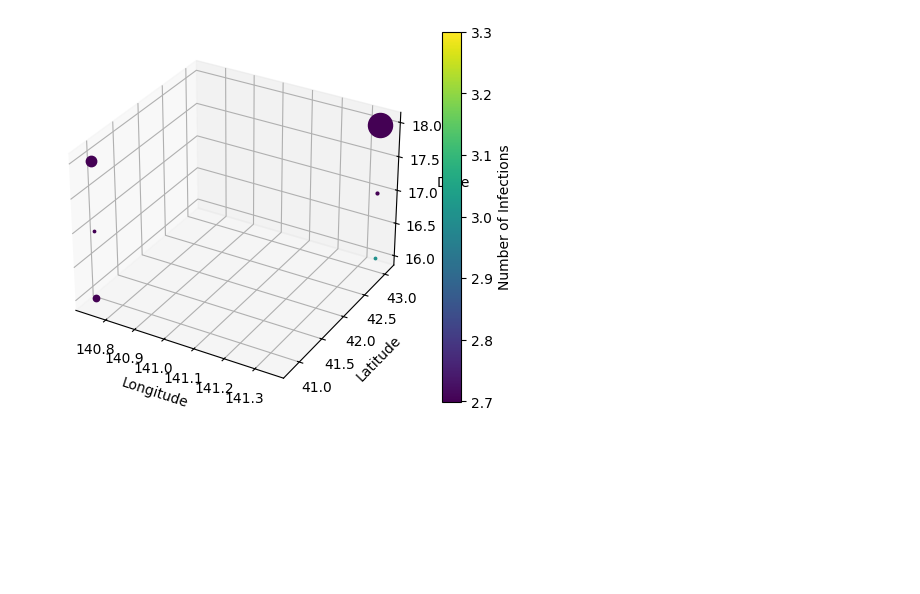
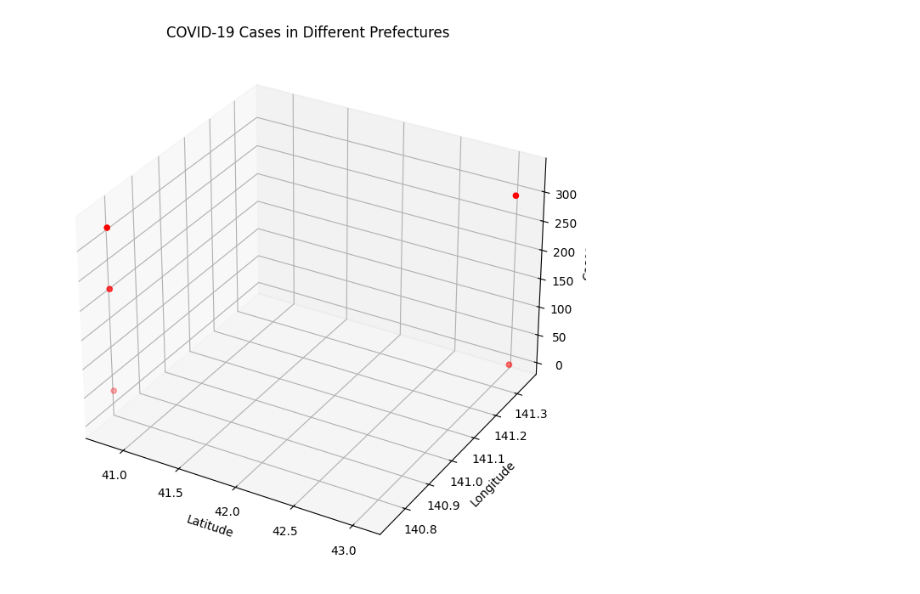
Before and after one commit to karasuneo/heat-map, a Jupyter notebook: src/demo_colona_3d_heat_map.ipynb, the cells around one changed output. Saved outputs shown, nothing was run; the diff lists cells and outputs as text; code cells hidden in the pictures; blank space fills up the shorter version.

```diff
--- a/src/demo_colona_3d_heat_map.ipynb
+++ b/src/demo_colona_3d_heat_map.ipynb
@@ -1,51 +29,47 @@
 # %%
 import pandas as pd
-import numpy as np
+import io
 import matplotlib.pyplot as plt
 from mpl_toolkits.mplot3d import Axes3D
-from io import StringIO
 
-# コロナ感染データ
+# サンプルデータ
 corona_data = """
 pref_name,2020-1-16,2020-1-17,2020-1-18
 Hokkaido,3,4,300
-Aomori,21,3,56
+Aomori,231,333,56
 """
 
 # 県ごとの緯度経度データ
 latlong_data = """
 pref_name,lat,lon
 Hokkaido,43.064359,141.347449
 Aomori,40.824294,140.740054
 """
 
 # データをDataFrameに読み込む
-corona_df = pd.read_csv(StringIO(corona_data), index_col='pref_name')
-latlong_df = pd.read_csv(StringIO(latlong_data), index_col='pref_name')
+corona_df = pd.read_csv(io.StringIO(corona_data), index_col='pref_name')
+latlong_df = pd.read_csv(io.StringIO(latlong_data), index_col='pref_name')
 
-# 三次元ヒートマップの描画
-fig = plt.figure()
+# 3Dプロット
+fig = plt.figure(figsize=(10, 8))
 ax = fig.add_subplot(111, projection='3d')
 
-# 県ごとに繰り返し
-for pref_name in corona_df.index:
-    # 緯度経度取得
+# データのプロット
+for pref_name, row in corona_df.iterrows():
     lat = latlong_df.loc[pref_name, 'lat']
     lon = latlong_df.loc[pref_name, 'lon']
+    time_points = pd.to_datetime(row.index, format='%Y-%m-%d')
+    cases = row.values.astype(int)
 
-    # 日ごとに繰り返し
-    for date, value in corona_df.loc[pref_name].items():
-        ax.scatter(lon, lat, int(date.split('-')[2]), c=value, cmap='viridis', s=value)
+    # Z軸に時間、X軸に緯度、Y軸に経度をとって散布図をプロット
+    ax.scatter(lat, lon, cases, c='red')
 
-# カラーバーの表示
-cbar = plt.colorbar(ax.collections[0])
-cbar.set_label('Number of Infections')
-
-# 軸ラベルの設定
-ax.set_xlabel('Longitude')
-ax.set_ylabel('Latitude')
-ax.set_zlabel('Date')
+# グラフの設定
+ax.set_xlabel('Latitude')
+ax.set_ylabel('Longitude')
+ax.set_zlabel('Cases')
+ax.set_title('COVID-19 Cases in Different Prefectures')
 
 plt.show()
 # %% [output]
-[figure, old version]
+[figure, new version]
```
Also changed, not shown: parts of 2 cells of this notebook.
